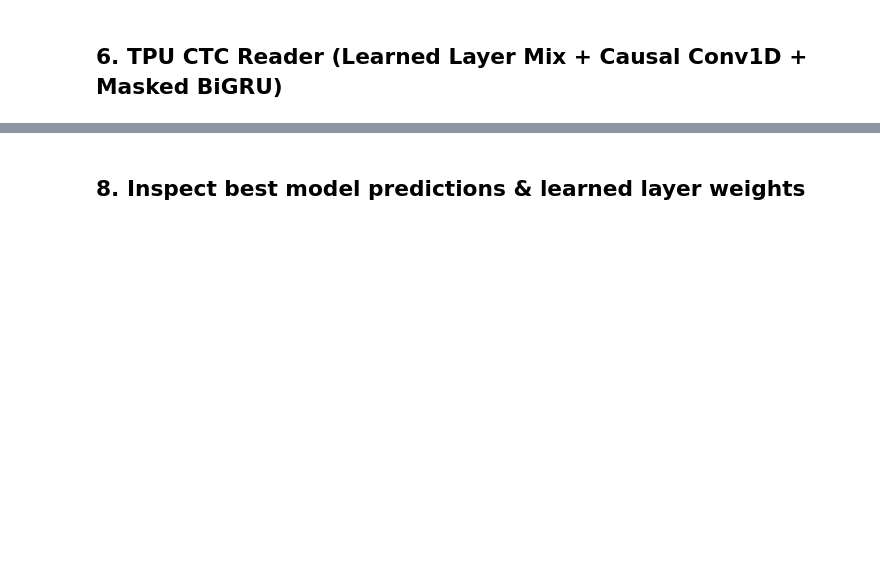
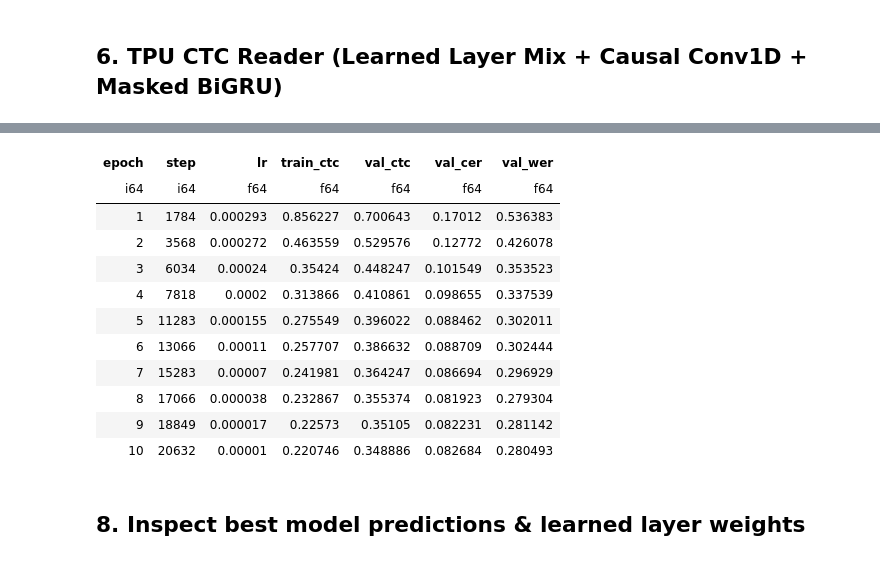
Before and after one commit to KyberNull/embeddinggemma2_asr, a Jupyter notebook: DSP_Mini_Project.ipynb, the cells around one changed output, grey strips where cells are left out. Saved outputs shown, nothing was run; the diff lists cells and outputs as text; code cells hidden in the pictures; blank space fills up the shorter version.

```diff
--- a/DSP_Mini_Project.ipynb
+++ b/DSP_Mini_Project.ipynb
@@ -47,6 +64,7 @@ import json, unicodedata, regex
 DATASET_ID = "openslr/librispeech_asr"
 DATASET_CONFIG = "clean"
 SAMPLE_RATE = 16000
+ENCODER_FPS = 25               # EmbeddingGemma 2 audio tower frame rate (~25 fps)
 
 MAX_TRAIN_UTTERANCES = None    # full train.100 (~28,539 utterances)
 MAX_VAL_UTTERANCES = 500       # fast validation per epoch
@@ -56,9 +74,10 @@ EPOCHS = 10
 LR = 3e-4
 WEIGHT_DECAY = 1e-4
 
-# Fixed bucketing caps XLA graph cache to 5 shapes -> flat RAM usage
+# Strictly static shapes for XLA/TPU
 AUDIO_BUCKET_SEC = 4           # pad raw audio to 4s, 8s, 12s, 16s, 20s
 MAX_AUDIO_SEC = 20             # skip rare >20s outliers
+MAX_TARGET_LEN = 384           # fixed 2D target width [BATCH_SIZE, MAX_TARGET_LEN]
 BUCKET_STEP = 64               # pad encoder T to multiples of 64
 SAVE_EVERY_STEPS = 250         # checkpoint to Drive every N steps
 SHUFFLE_BUFFER = 128           # lower host RAM footprint
@@ -289,32 +352,32 @@ ctc_loss_fn = nn.CTCLoss(blank=BLANK_ID, zero_infinity=True)
 optimizer = optim.AdamW(reader.parameters(), lr=LR, weight_decay=WEIGHT_DECAY)
 scheduler = optim.lr_scheduler.CosineAnnealingLR(optimizer, T_max=EPOCHS, eta_min=1e-5)
 
-# --- Probe native TPU CTCLoss forward + backward ---
+# --- Probe native TPU CTCLoss with 2D padded targets ---
 CTC_ON_TPU = False
 try:
     _lp = torch.randn(32, 2, len(itos), device=DEVICE, requires_grad=True).log_softmax(dim=-1)
-    _tgts = torch.tensor([1, 2, 3, 4], dtype=torch.long, device=DEVICE)
+    _tgts = torch.tensor([[1, 2, 0, 0], [3, 4, 5, 0]], dtype=torch.long, device=DEVICE)
     _il = torch.tensor([32, 24], dtype=torch.long, device=DEVICE)
-    _tl = torch.tensor([2, 2], dtype=torch.long, device=DEVICE)
+    _tl = torch.tensor([2, 3], dtype=torch.long, device=DEVICE)
     _loss = ctc_loss_fn(_lp, _tgts, _il, _tl)
     _loss.backward()
     torch.accelerator.synchronize()
     del _lp, _tgts, _il, _tl, _loss
     CTC_ON_TPU = True
-    print("CTCLoss probe: native TPU CTCLoss succeeded (fast path enabled).")
+    print("CTCLoss probe: native TPU 2D CTCLoss succeeded (static fast path enabled).")
 except Exception as e:
-    print(f"CTCLoss probe: TPU CTCLoss failed ({e!r}); using CPU CTCLoss fallback.")
+    print(f"CTCLoss probe: TPU 2D CTCLoss failed ({e!r}); using CPU CTCLoss fallback.")
 
-def compute_ctc_loss(log_probs, flat_targets, input_lengths, target_lengths):
+def compute_ctc_loss(log_probs, targets_2d, input_lengths, target_lengths):
     lp_tbc = log_probs.transpose(0, 1).float()
     if CTC_ON_TPU:
         return ctc_loss_fn(
             lp_tbc,
-            flat_targets.to(DEVICE),
+            targets_2d.to(DEVICE),
             input_lengths.to(DEVICE),
             target_lengths.to(DEVICE),
         )
-    return ctc_loss_fn(lp_tbc.cpu(), flat_targets, input_lengths, target_lengths)
+    return ctc_loss_fn(lp_tbc.cpu(), targets_2d, input_lengths, target_lengths)
 
 def ctc_greedy_decode(frame_ids):
     out = []
@@ -325,33 +388,6 @@ def ctc_greedy_decode(frame_ids):
             out.append(itos[idx])
         prev = idx
     return "".join(out)
-
-def filter_ctc_valid(feats, out_lens, target_list, texts):
-    keep = []
-    for i, y in enumerate(target_list):
-        ids = y.tolist()
-        repeats = sum(ids[j] == ids[j - 1] for j in range(1, len(ids)))
-        if int(out_lens[i]) >= len(ids) + repeats:
-            keep.append(i)
-    if not keep:
-        return None
-    if len(keep) == len(target_list):
-        # Zero-copy fast path keeps static batch size B
-        return (
-            feats,
-            out_lens,
-            torch.cat(target_list),
-            torch.tensor([len(y) for y in target_list], dtype=torch.long),
-            texts,
-        )
-    idx = torch.tensor(keep, dtype=torch.long)
-    return (
-        feats[idx.to(feats.device)],
-        out_lens[idx],
-        torch.cat([target_list[i] for i in keep]),
-        torch.tensor([len(target_list[i]) for i in keep], dtype=torch.long),
-        [texts[i] for i in keep],
-    )
 
 def save_checkpoint(path, epoch, global_step, best_val_cer, history):
     ckpt = {
@@ -395,22 +431,18 @@ if os.path.exists(LATEST_CKPT):
 def validate():
     reader.eval()
     losses, refs, hyps = [], [], []
-    for feats, out_lens, target_list, texts in stream_batches(
+    for feats, input_lengths, targets_2d, target_lengths, texts in stream_batches(
         "validation", batch_size=BATCH_SIZE, max_utterances=MAX_VAL_UTTERANCES, shuffle=False, drop_last=False
     ):
-        filtered = filter_ctc_valid(feats, out_lens, target_list, texts)
-        if filtered is None:
-            continue
-        x, input_lengths, flat_targets, target_lengths, kept_texts = filtered
-        lp = reader(x, input_lengths)
-        loss = compute_ctc_loss(lp, flat_targets, input_lengths, target_lengths)
+        lp = reader(feats, input_lengths)
+        loss = compute_ctc_loss(lp, targets_2d, input_lengths, target_lengths)
         losses.append(float(loss.detach().cpu()))
 
         preds = lp.cpu().argmax(dim=-1)
         for i in range(preds.shape[0]):
-            refs.append(kept_texts[i])
+            refs.append(texts[i])
             hyps.append(ctc_greedy_decode(preds[i, :input_lengths[i]].tolist()))
-        del feats, x, lp, loss
+        del feats, lp, loss
 
     gc.collect()
     return float(np.mean(losses)), float(cer(refs, hyps)), float(wer(refs, hyps))
@@ -429,16 +461,10 @@ for epoch in range(start_epoch, EPOCHS):
         ),
         desc=f"Epoch {epoch + 1}/{EPOCHS}",
     )
-    for feats, out_lens, target_list, texts in pbar:
-        filtered = filter_ctc_valid(feats, out_lens, target_list, texts)
-        if filtered is None:
-            del feats
-            continue
-        x, input_lengths, flat_targets, target_lengths, _ = filtered
-
+    for feats, input_lengths, targets_2d, target_lengths, _ in pbar:
         optimizer.zero_grad(set_to_none=True)
-        log_probs = reader(x, input_lengths)
-        loss = compute_ctc_loss(log_probs, flat_targets, input_lengths, target_lengths)
+        log_probs = reader(feats, input_lengths)
+        loss = compute_ctc_loss(log_probs, targets_2d, input_lengths, target_lengths)
         loss.backward()
         torch.nn.utils.clip_grad_norm_(reader.parameters(), 5.0)
         optimizer.step()
@@ -448,7 +474,7 @@ for epoch in range(start_epoch, EPOCHS):
         global_step += 1
         pbar.set_postfix(ctc=f"{loss_val:.3f}", step=global_step)
 
-        del feats, x, log_probs, loss
+        del feats, log_probs, loss
         if global_step % 50 == 0:
             gc.collect()
         if global_step % SAVE_EVERY_STEPS == 0:
@@ -480,3 +506,4 @@ for epoch in range(start_epoch, EPOCHS):
     gc.collect()
 
 pl.DataFrame(history)
+# %% [output]
@@ -483,3 +520,15 @@ pl.DataFrame(history)
+| epoch | step | lr | train_ctc | val_ctc | val_cer | val_wer |
+| i64 | i64 | f64 | f64 | f64 | f64 | f64 |
+| 1 | 1784 | 0.000293 | 0.856227 | 0.700643 | 0.17012 | 0.536383 |
+| 2 | 3568 | 0.000272 | 0.463559 | 0.529576 | 0.12772 | 0.426078 |
+| 3 | 6034 | 0.00024 | 0.35424 | 0.448247 | 0.101549 | 0.353523 |
+| 4 | 7818 | 0.0002 | 0.313866 | 0.410861 | 0.098655 | 0.337539 |
+| 5 | 11283 | 0.000155 | 0.275549 | 0.396022 | 0.088462 | 0.302011 |
+| 6 | 13066 | 0.00011 | 0.257707 | 0.386632 | 0.088709 | 0.302444 |
+| 7 | 15283 | 0.00007 | 0.241981 | 0.364247 | 0.086694 | 0.296929 |
+| 8 | 17066 | 0.000038 | 0.232867 | 0.355374 | 0.081923 | 0.279304 |
+| 9 | 18849 | 0.000017 | 0.22573 | 0.35105 | 0.082231 | 0.281142 |
+| 10 | 20632 | 0.00001 | 0.220746 | 0.348886 | 0.082684 | 0.280493 |
 # %% [markdown]
 ## 8. Inspect best model predictions & learned layer weights
 # %%
```
Also changed, not shown: parts of 12 cells of this notebook.
